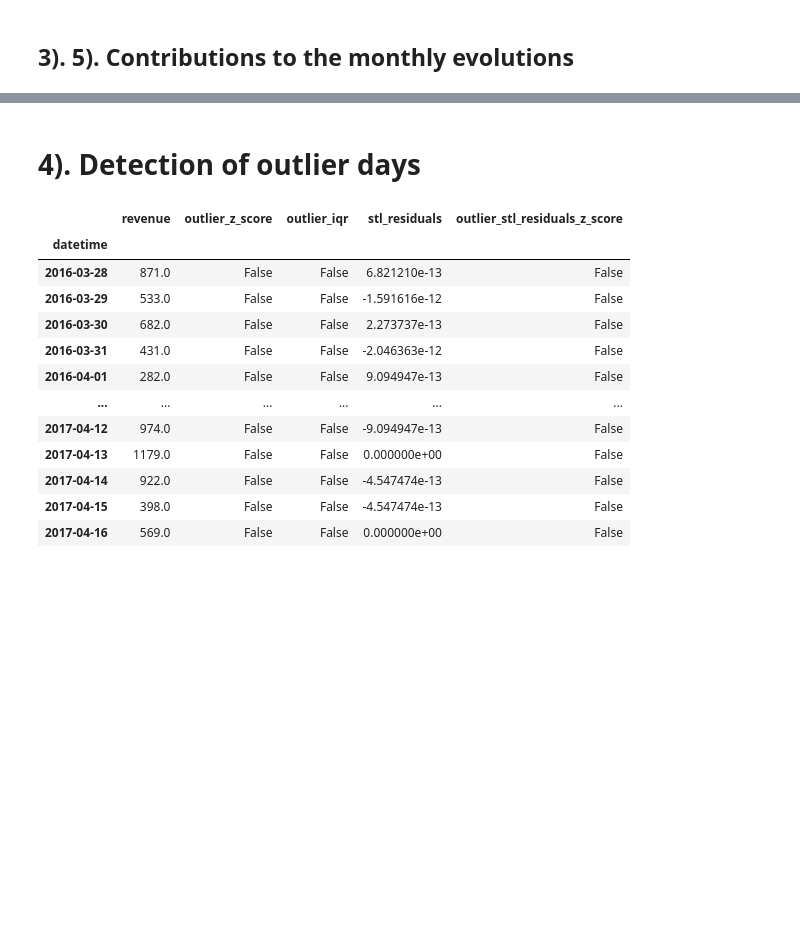
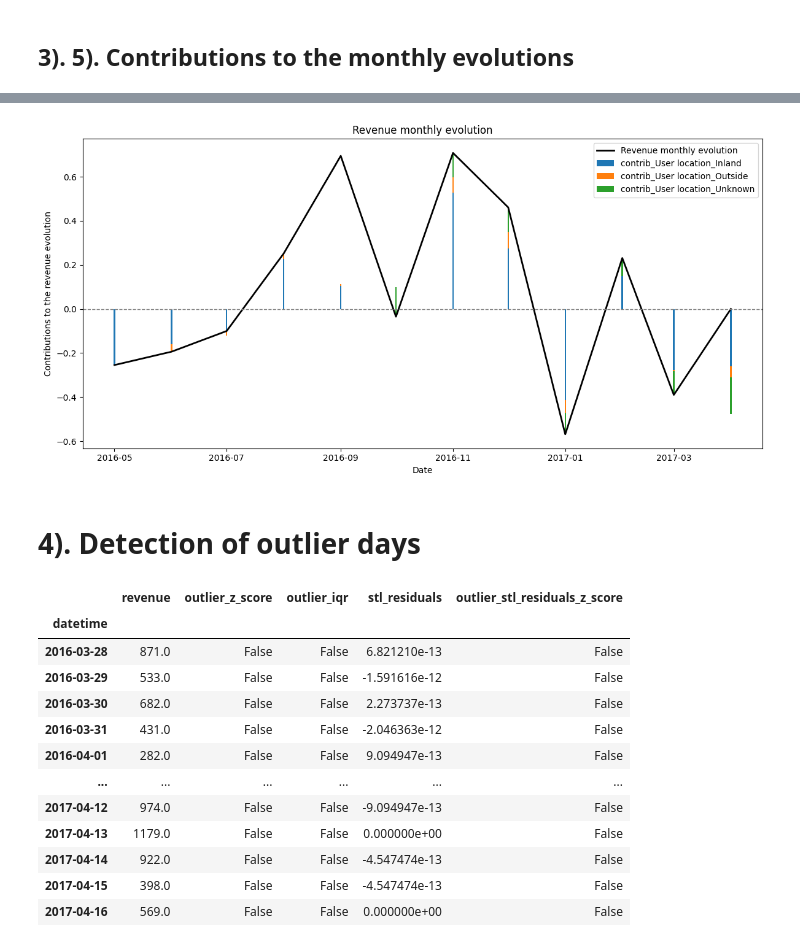
Before and after one commit to elissamim/e_commerce_traffic, a Jupyter notebook: notebooks/revenue_analysis.ipynb, the cells around one changed output, grey strips where cells are left out. Saved outputs shown, nothing was run; the diff lists cells and outputs as text; code cells hidden in the pictures; blank space fills up the shorter version.

Commit message:
(wip) fix contributions

```diff
--- a/notebooks/revenue_analysis.ipynb
+++ b/notebooks/revenue_analysis.ipynb
@@ -291,3 +393,10 @@ plot_contributions(df_contrib_all,
+# %%
+plot_contributions(df_contrib_all,
+                   "evolution_revenue",
+                   [col for col in df_contrib_all.columns
+                   if col.startswith("contrib_User location")])
+# %% [output]
+[figure, added]
 # %% [markdown]
 # 4). Detection of outlier days
 # %%
```
Also changed, not shown: parts of 20 cells of this notebook.
